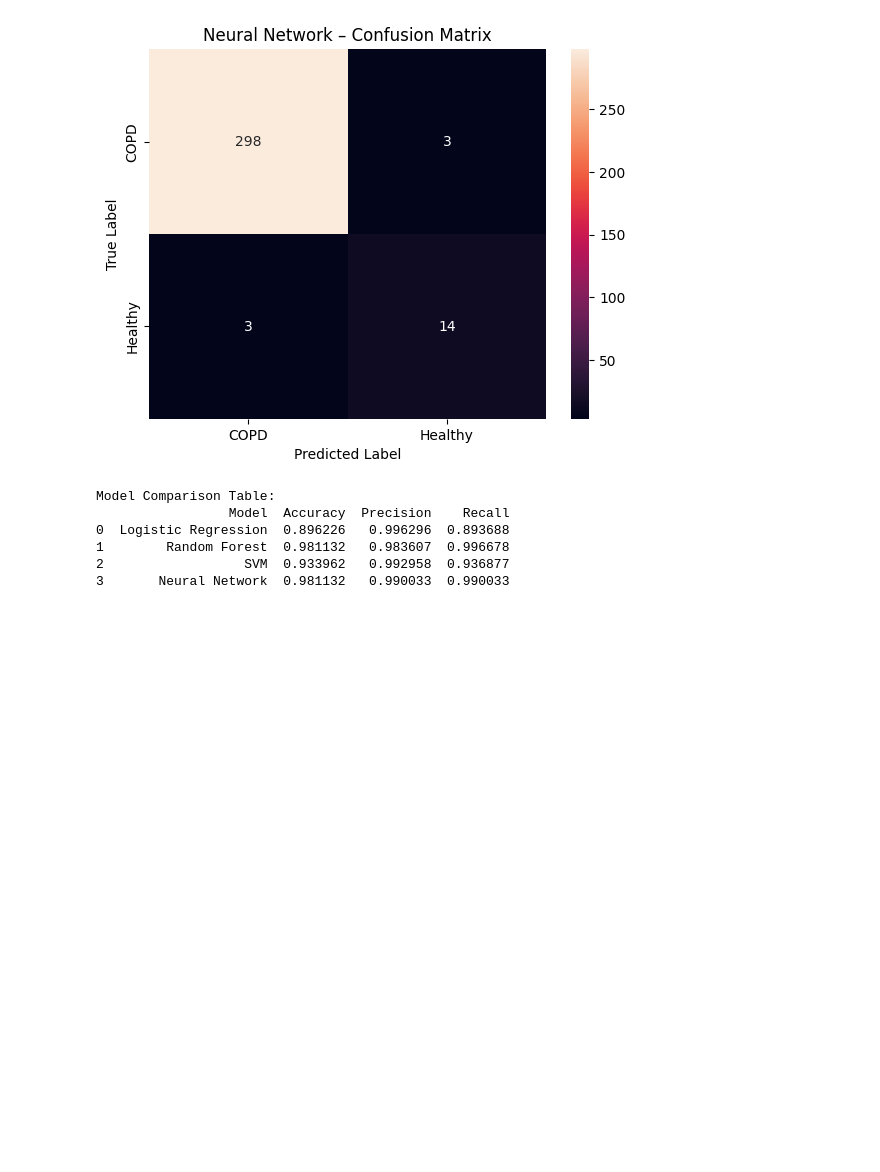
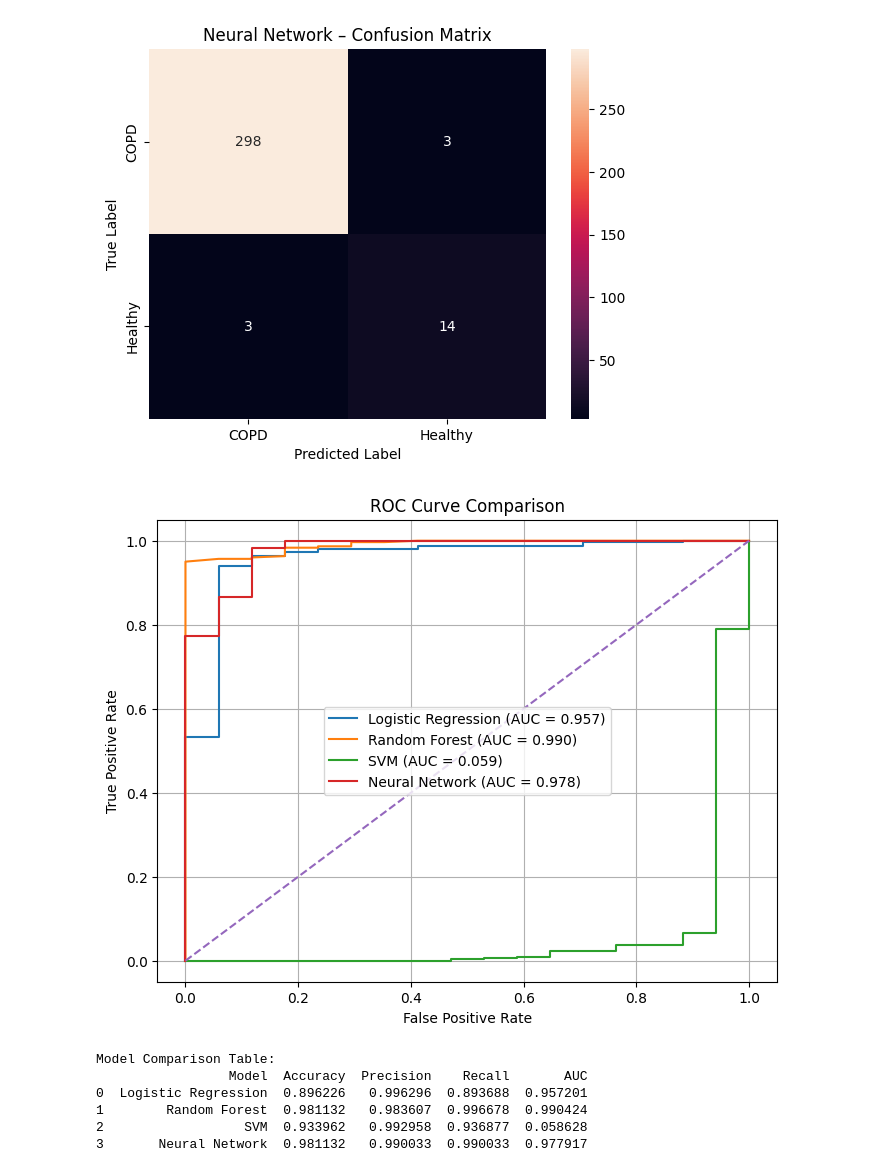
Before and after one commit to nithila-sadheesh/copd-audio-ml, a Jupyter notebook: 05_model_experiments.ipynb, the cells around one changed output. Drawn from its saved outputs; the diff is of its cells as text; code cells hidden in the pictures; blank space fills up the shorter version.

```diff
--- a/05_model_experiments.ipynb
+++ b/05_model_experiments.ipynb
@@ -78,6 +79,8 @@ test_idx = np.array(test_idx)
 
 X_train, X_test = X[train_idx], X[test_idx]
 y_train, y_test = y[train_idx], y[test_idx]
+y_test_bin = (y_test == "copd").astype(int)
+
 
 print("Train class counts:", np.unique(y_train, return_counts=True))
 print("Test class counts:", np.unique(y_test, return_counts=True))
@@ -113,6 +116,7 @@ models = {
     )
 }
 # %%
+roc_data = []  # store curves for later comparison
 results = []
 
 for model_name, (clf, param_grid) in models.items():
@@ -132,10 +136,25 @@ for model_name, (clf, param_grid) in models.items():
     )
 
     grid.fit(X_train, y_train)
+    best_model = grid.best_estimator_
 
-    best_model = grid.best_estimator_
+    # Predictions
     y_pred = best_model.predict(X_test)
 
+    # --- ROC / AUC ---
+    if hasattr(best_model.named_steps["clf"], "predict_proba"):
+        y_scores = best_model.predict_proba(X_test)[:,
+            list(best_model.named_steps["clf"].classes_).index("copd")
+        ]
+    else:
+        y_scores = best_model.decision_function(X_test)
+
+    fpr, tpr, _ = roc_curve(y_test_bin, y_scores)
+    auc_score = roc_auc_score(y_test_bin, y_scores)
+
+    roc_data.append((model_name, fpr, tpr, auc_score))
+
+    # Metrics
     acc = accuracy_score(y_test, y_pred)
     prec = precision_score(y_test, y_pred, pos_label="copd")
     rec = recall_score(y_test, y_pred, pos_label="copd")
@@ -146,11 +165,12 @@ for model_name, (clf, param_grid) in models.items():
         "Accuracy": acc,
         "Precision": prec,
         "Recall": rec,
+        "AUC": auc_score,
         "Confusion Matrix": cm,
         "Best Params": grid.best_params_
     })
 
-    #Confusion matrix heatmap
+    # Confusion matrix
     plt.figure()
     sns.heatmap(
         cm,
@@ -168,16 +188,30 @@ for model_name, (clf, param_grid) in models.items():
 [figure]
 [figure]
 [figure]
+# %%
+plt.figure(figsize=(8, 6))
+
+for model_name, fpr, tpr, auc_score in roc_data:
+    plt.plot(fpr, tpr, label=f"{model_name} (AUC = {auc_score:.3f})")
+
+plt.plot([0, 1], [0, 1], linestyle="--")
+plt.xlabel("False Positive Rate")
+plt.ylabel("True Positive Rate")
+plt.title("ROC Curve Comparison")
+plt.legend()
+plt.grid(True)
+plt.show()
+# %% [output]
+[figure, added]
 # %%
-#Comparison Table
 results_df = pd.DataFrame(results)
 
 print("Model Comparison Table:")
-print(results_df[["Model", "Accuracy", "Precision", "Recall"]])
+print(results_df[["Model", "Accuracy", "Precision", "Recall", "AUC"]])
 # %% [output]
 Model Comparison Table:
-                 Model  Accuracy  Precision    Recall
-0  Logistic Regression  0.896226   0.996296  0.893688
-1        Random Forest  0.981132   0.983607  0.996678
-2                  SVM  0.933962   0.992958  0.936877
-3       Neural Network  0.981132   0.990033  0.990033
+                 Model  Accuracy  Precision    Recall       AUC
+0  Logistic Regression  0.896226   0.996296  0.893688  0.957201
+1        Random Forest  0.981132   0.983607  0.996678  0.990424
+2                  SVM  0.933962   0.992958  0.936877  0.058628
+3       Neural Network  0.981132   0.990033  0.990033  0.977917
```
Also changed, not shown: parts of 1 cell of this notebook.
